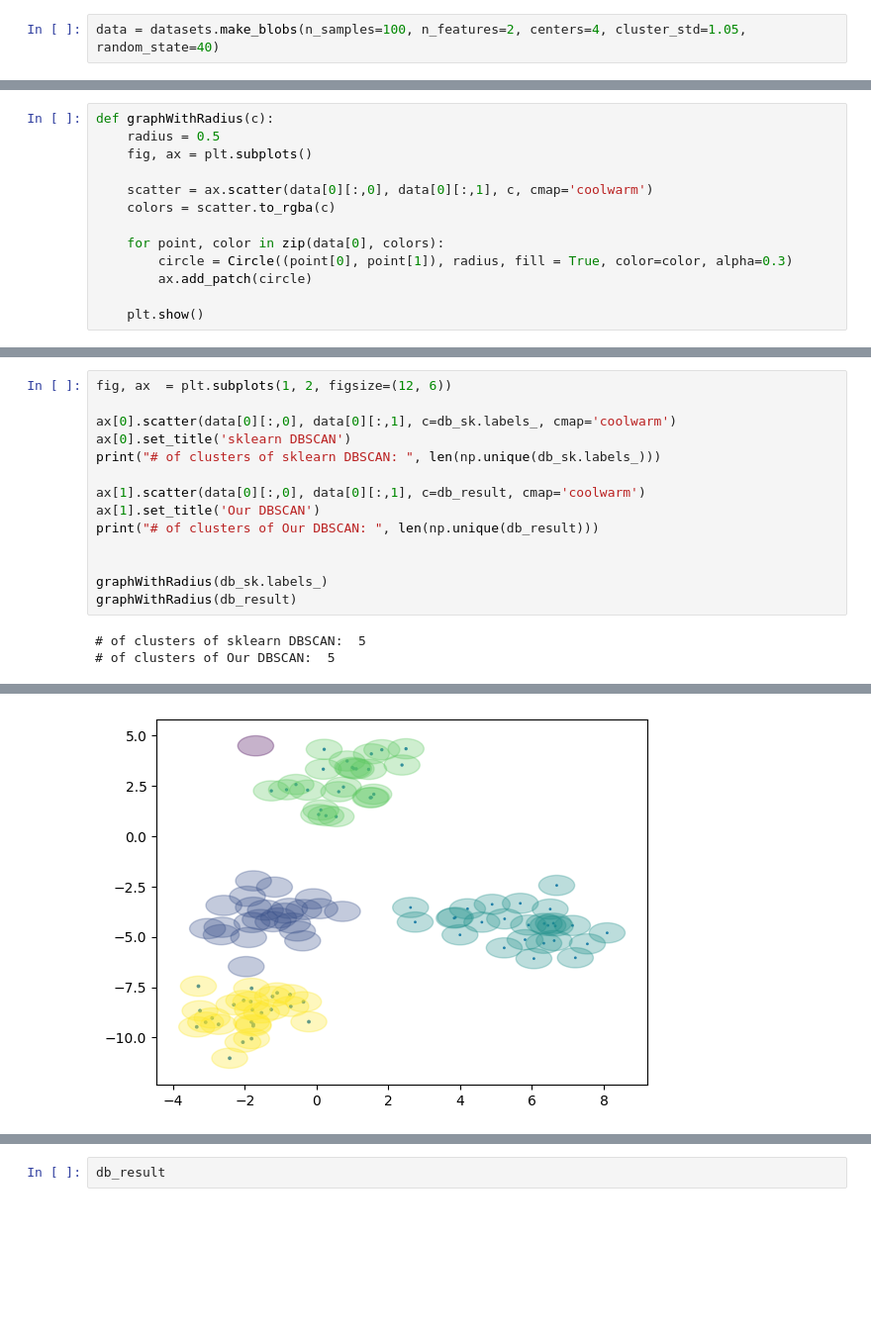
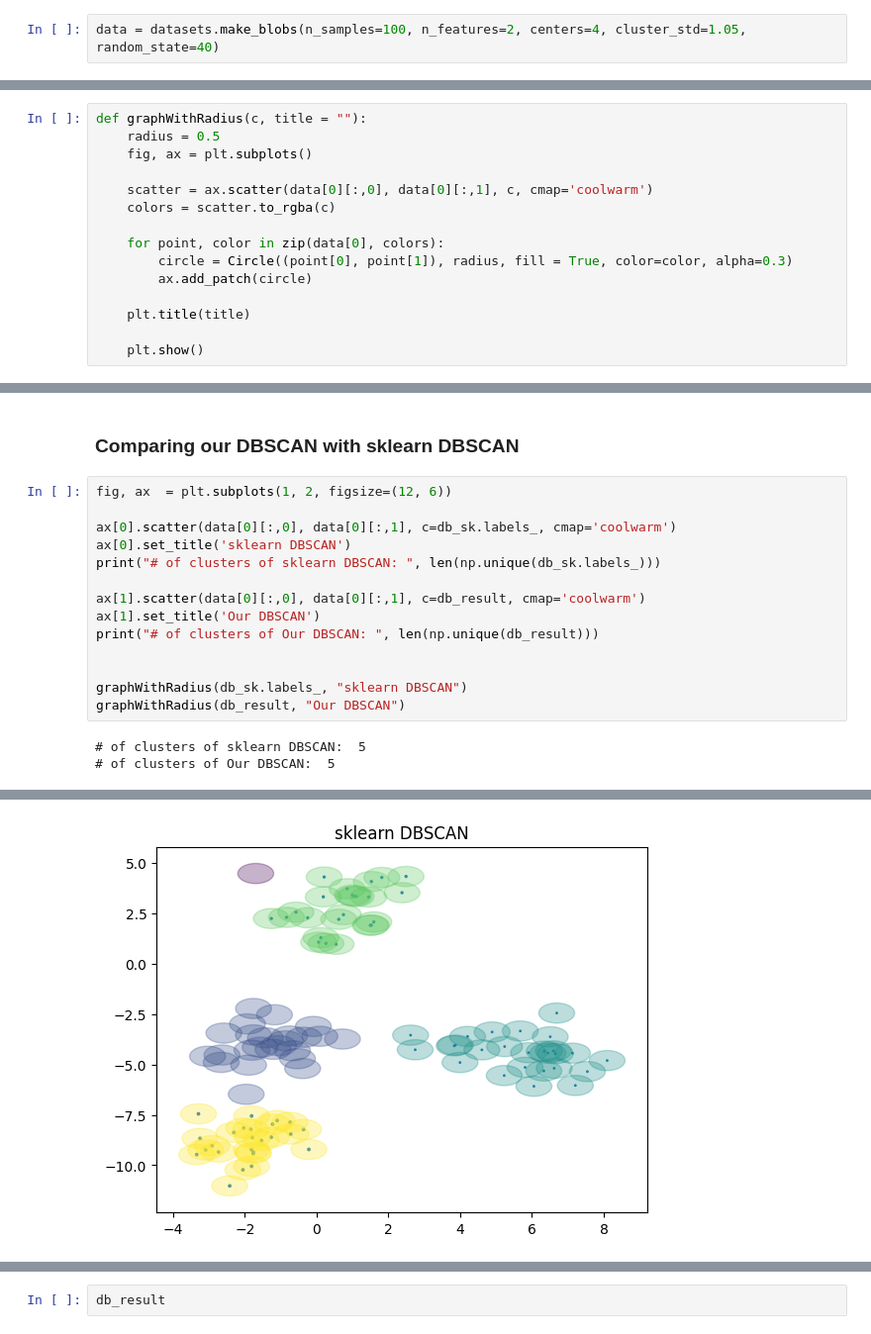
Before and after one commit to UltraArceus3/dbscan-implementation, a Jupyter notebook: dbscan.ipynb, the cells around one changed output, grey strips where cells are left out. Shown at 99% size. Drawn from its saved outputs; the diff is of its cells as text; blank space fills up the shorter version.

```diff
--- a/dbscan.ipynb
+++ b/dbscan.ipynb
@@ -13,5 +14,5 @@ data = datasets.make_blobs(n_samples=100, n_features=2, centers=4, cluster_std=1
 # %%
-def graphWithRadius(c):
+def graphWithRadius(c, title = ""):
     radius = 0.5
     fig, ax = plt.subplots()
 
@@ -22,4 +23,6 @@ def graphWithRadius(c):
         circle = Circle((point[0], point[1]), radius, fill = True, color=color, alpha=0.3)
         ax.add_patch(circle)
 
+    plt.title(title)
+
     plt.show()
@@ -58,19 +55,21 @@ graphWithRadius(db_sk.labels_)
+# %% [markdown]
+### Comparing our DBSCAN with sklearn DBSCAN
 # %%
 fig, ax  = plt.subplots(1, 2, figsize=(12, 6))
 
 ax[0].scatter(data[0][:,0], data[0][:,1], c=db_sk.labels_, cmap='coolwarm')
 ax[0].set_title('sklearn DBSCAN')
 print("# of clusters of sklearn DBSCAN: ", len(np.unique(db_sk.labels_)))
 
 ax[1].scatter(data[0][:,0], data[0][:,1], c=db_result, cmap='coolwarm')
 ax[1].set_title('Our DBSCAN')
 print("# of clusters of Our DBSCAN: ", len(np.unique(db_result)))
 
 
-graphWithRadius(db_sk.labels_)
-graphWithRadius(db_result)
+graphWithRadius(db_sk.labels_, "sklearn DBSCAN")
+graphWithRadius(db_result, "Our DBSCAN")
 # %% [output]
 # of clusters of sklearn DBSCAN:  5
 # of clusters of Our DBSCAN:  5
 [figure]
-[figure, old version]
+[figure, new version]
```
Also changed, not shown: parts of 21 cells of this notebook.
